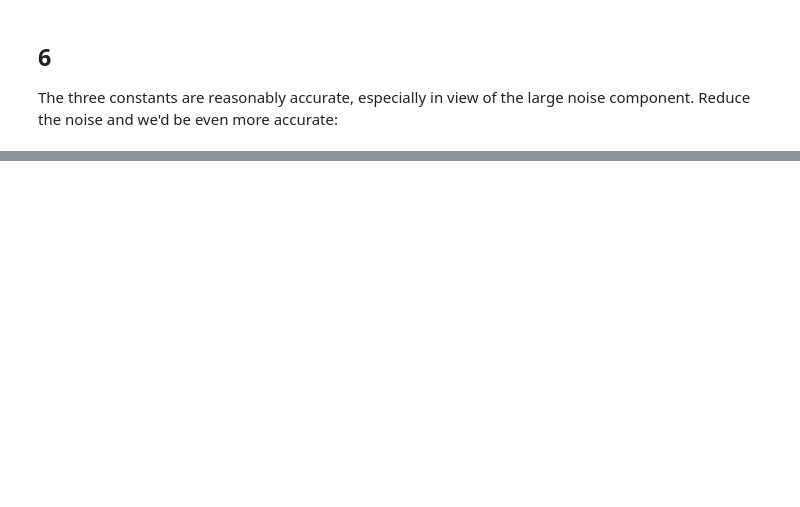
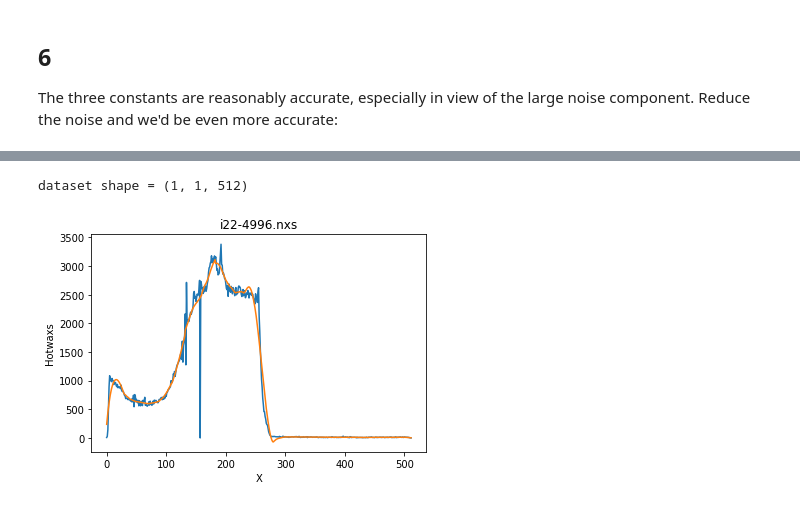
Before and after one commit to seddon-software/python3, a Jupyter notebook: Python3/notebooks/curve_fitting.ipynb, the cells around one changed output, grey strips where cells are left out. Cells and saved outputs as stored; diff of their text form; code cells hidden in the pictures; blank space fills up the shorter version.

```diff
--- a/Python3/notebooks/curve_fitting.ipynb
+++ b/Python3/notebooks/curve_fitting.ipynb
@@ -109,0 +205,35 @@ plt.show()
+# %%
+%matplotlib inline
+import h5py
+import numpy as np
+import matplotlib.pyplot as plt
+from scipy.signal import savgol_filter
+
+
+# open Nexus file
+f = h5py.File("nexus/i22-4996.nxs", "r")
+
+# get dataset
+ds = f["/entry1/Hotwaxs/data"]
+
+# check shape (1,1,512)
+print(f"dataset shape = {ds.shape}")
+
+# extract last dimension to numpy array
+Y = ds[(0,0)]
+size = Y.shape[0]
+X = np.arange(size)
+# window size 51, polynomial order 3
+Y_filtered = savgol_filter(Y, 51, 3)
+
+
+ax = plt.gca()
+ax.set_title("i22-4996.nxs")
+ax.set_xlabel("X")
+ax.set_ylabel("Hotwaxs")
+plt.plot(X, Y)
+plt.plot(X, Y_filtered)
+plt.show()
+# %% [output]
+dataset shape = (1, 1, 512)
+[figure, added]
```
Also changed, not shown: parts of 12 cells of this notebook.
